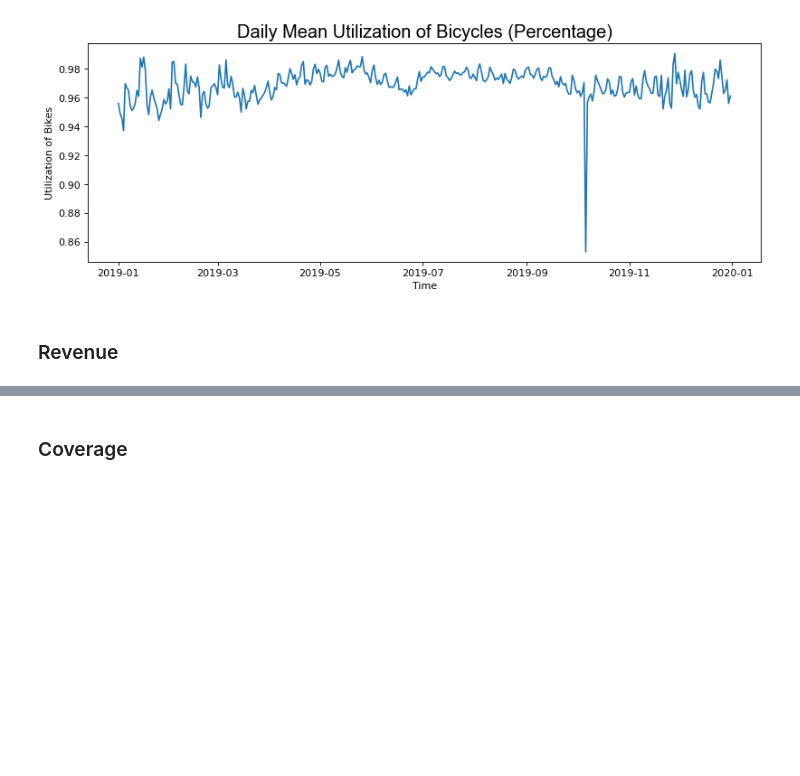
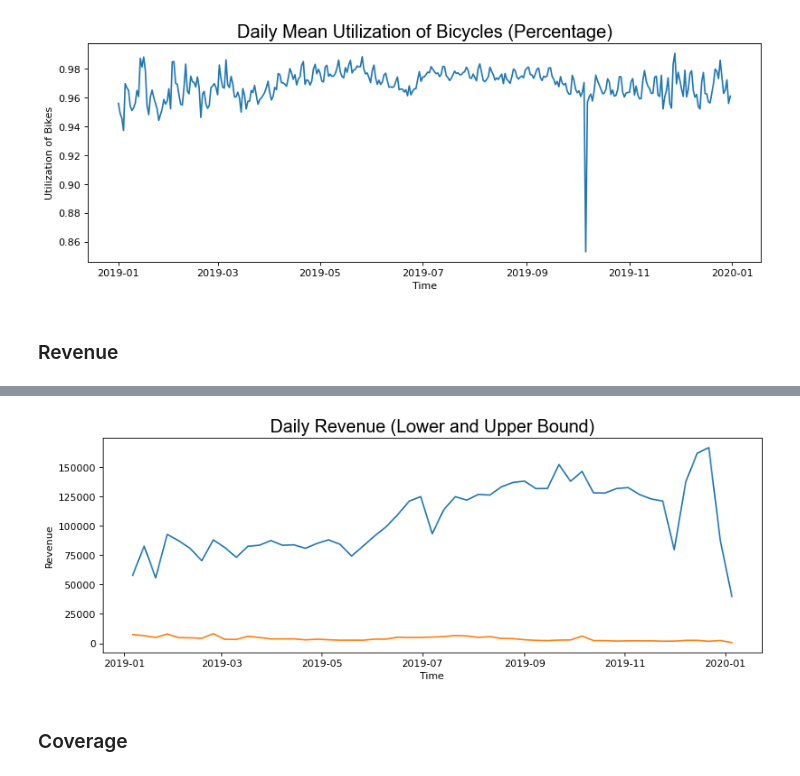
Before and after one commit to katekuian/aa_2021_magma, a Jupyter notebook: 02_descriptive_analytics/03_kpi_calculation.ipynb, the cells around one changed output, grey strips where cells are left out. Cells and saved outputs as stored; diff of their text form; code cells hidden in the pictures; blank space fills up the shorter version.

```diff
--- a/02_descriptive_analytics/03_kpi_calculation.ipynb
+++ b/02_descriptive_analytics/03_kpi_calculation.ipynb
@@ -88,3 +199,14 @@ plt.show()
+# %%
+fig,ax = plt.subplots(figsize=(12,4), dpi= 80)
+
+ax.plot(upper_revenue_hourly["rev"].resample("w").sum())
+ax.plot(revenue_hourly["rev"].resample("w").sum())
+ax.set_title("Daily Revenue (Lower and Upper Bound)", fontsize=18, fontname="Arial")
+ax.set_xlabel("Time")
+ax.set_ylabel("Revenue")
+plt.show()
+# %% [output]
+[figure, added]
 # %% [markdown]
 ### Coverage
 # %%
```
Also changed, not shown: parts of 12 cells of this notebook.
